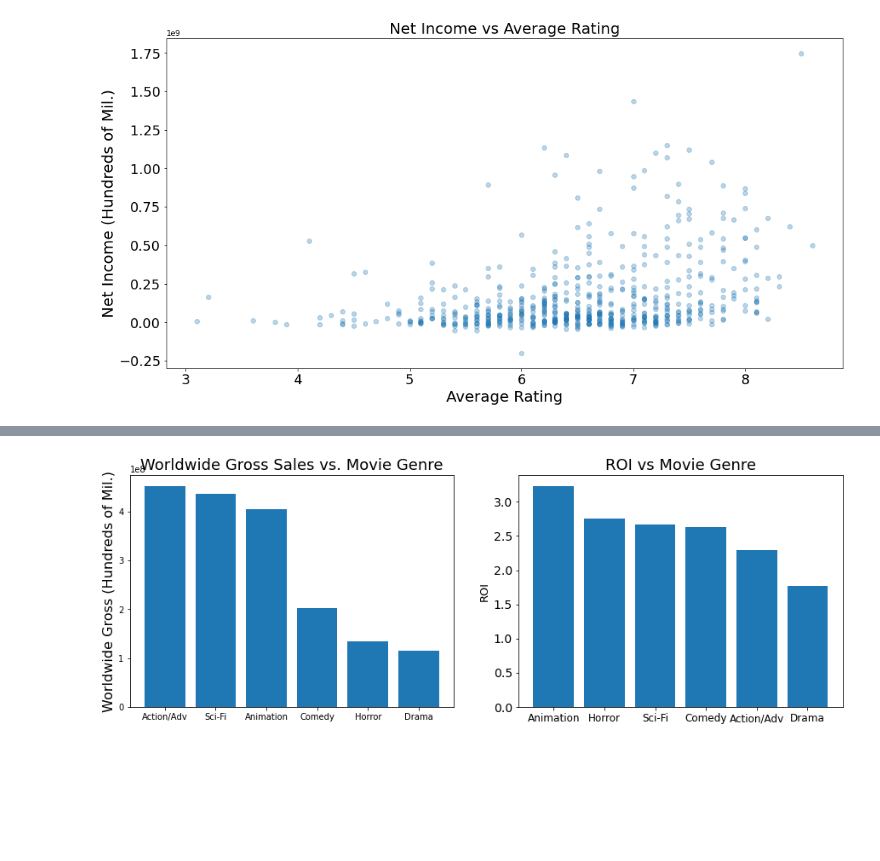
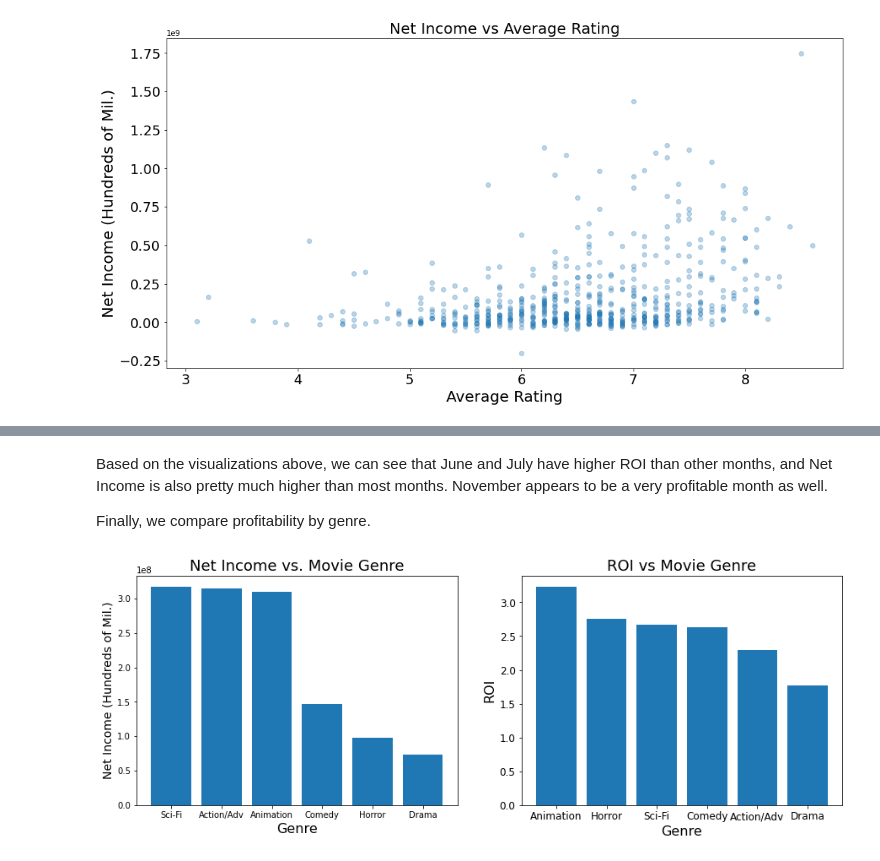
Before and after one commit to alecmills/phase-1-GroupProject, a Jupyter notebook: student.ipynb, the cells around one changed output, grey strips where cells are left out. Drawn from its saved outputs; the diff is of its cells as text; code cells hidden in the pictures; blank space fills up the shorter version.

```diff
--- a/student.ipynb
+++ b/student.ipynb
@@ -1030,30 +1063,37 @@ Finally, we compare financial metrics to various top genres.
+# %% [markdown]
+Based on the visualizations above, we can see that June and July have higher ROI than other months, and Net Income is also pretty much higher than most months. November appears to be a very profitable month as well.
+
+Finally, we compare profitability by genre.
 # %%
 #Recreating Mean_DF where the numbers are ints so we can use for bar graphs
 Mean_DF_Bar = pd.DataFrame(data, columns=['Movie Genre', 'Production Budget','Worldwide Gross','Net Income','ROI', 'Average Rating', 'Movie Count'])
 Mean_DF_Bar = Mean_DF_Bar.set_index('Movie Genre')
-Mean_DF_Bar = Mean_DF_Bar.astype(int).round(2)
-Mean_DF_Bar = Mean_DF_Bar.sort_values(by='Worldwide Gross', ascending=False)
+Mean_DF_Bar = Mean_DF_Bar.astype(float).round(2)
+Mean_DF_Bar = Mean_DF_Bar.sort_values(by='Net Income', ascending=False)
 
 
 #Bar graphs for Net Income vs. Genre and ROI vs. Genre
 fig, (ax1, ax2) = plt.subplots(ncols=2, figsize=(15,5))
 
 ax1.bar(
     x = Mean_DF_Bar.index,
-    height = Mean_DF_Bar['Worldwide Gross']
+    height = Mean_DF_Bar['Net Income']
 )
 
 ax2.bar(
     x = Mean_DF.index,
     height = Mean_DF['ROI']
 )
 
-ax1.set_title("Worldwide Gross Sales vs. Movie Genre", fontsize = 18)
+ax1.set_title("Net Income vs. Movie Genre", fontsize = 18)
 ax2.set_title("ROI vs Movie Genre", fontsize = 18)
-ax1.set_ylabel("Worldwide Gross (Hundreds of Mil.)", fontsize = 16)
+ax1.set_ylabel("Net Income (Hundreds of Mil.)", fontsize = 14)
+ax1.set_xlabel("Genre", fontsize = 16)
 
-ax2.set_ylabel("ROI", fontsize = 13)
+ax2.set_ylabel("ROI", fontsize = 16)
+ax2.set_xlabel("Genre", fontsize = 16)
 plt.xticks(fontsize=12)
-plt.yticks(fontsize=14);
+plt.yticks(fontsize=12)
+plt.savefig('Genre - Bar.png');
 # %% [output]
-[figure, old version]
+[figure, new version]
```
Also changed, not shown: parts of 24 cells of this notebook.
